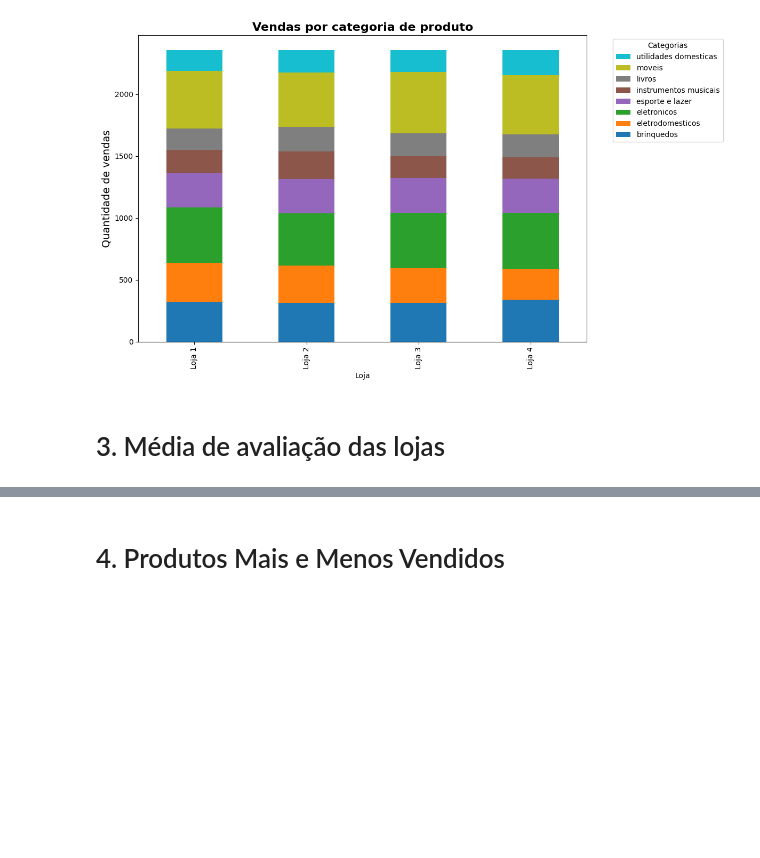
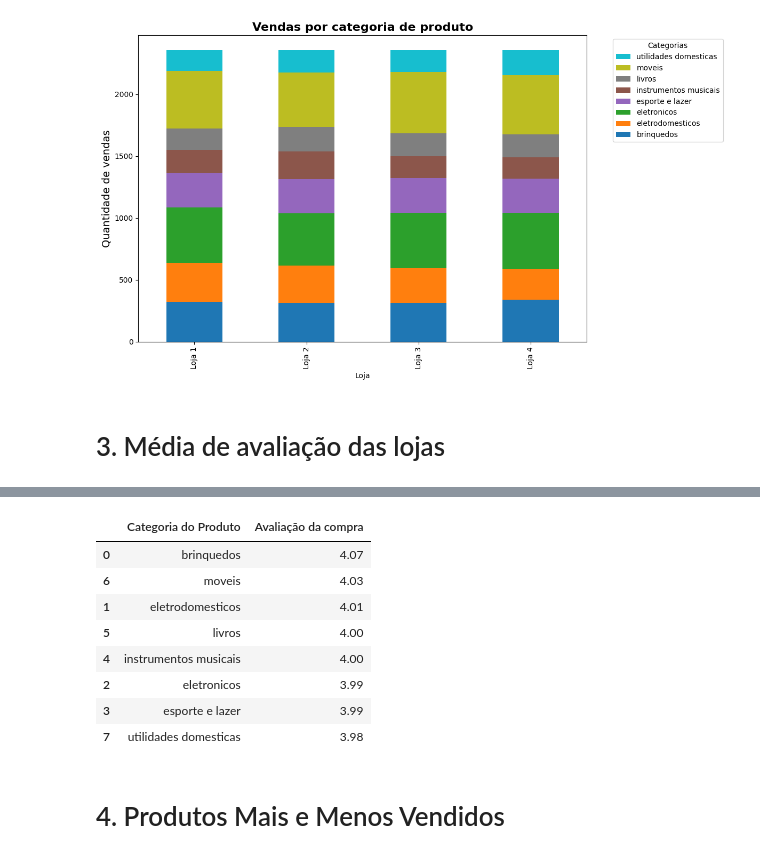
Before and after one commit to lidimoura/challenge1-data-science-Alura-Store, a Jupyter notebook: AluraStoreBrasil.ipynb, the cells around one changed output, grey strips where cells are left out. Saved outputs shown, nothing was run; the diff lists cells and outputs as text; code cells hidden in the pictures; blank space fills up the shorter version.

Commit message:
Criado usando o Colab - medida das avaliações de cada loja e de cada categoria

```diff
--- a/AluraStoreBrasil.ipynb
+++ b/AluraStoreBrasil.ipynb
@@ -287,3 +303,19 @@ plt.show()
+# %%
+# Agrupando por categoria para calcular a avaliação média
+avaliacao_por_categoria = df.groupby('Categoria do Produto')['Avaliação da compra'].mean().reset_index().sort_values('Avaliação da compra', ascending=False).round(2)
+
+# Exibindo a média das avaliações por categoria
+display(avaliacao_por_categoria)
+# %% [output]
+|  | Categoria do Produto | Avaliação da compra |
+| 0 | brinquedos | 4.07 |
+| 6 | moveis | 4.03 |
+| 1 | eletrodomesticos | 4.01 |
+| 5 | livros | 4.00 |
+| 4 | instrumentos musicais | 4.00 |
+| 2 | eletronicos | 3.99 |
+| 3 | esporte e lazer | 3.99 |
+| 7 | utilidades domesticas | 3.98 |
 # %% [markdown]
 # 4. Produtos Mais e Menos Vendidos
 # %% [markdown]
```
Also changed, not shown: parts of 4 cells of this notebook.
